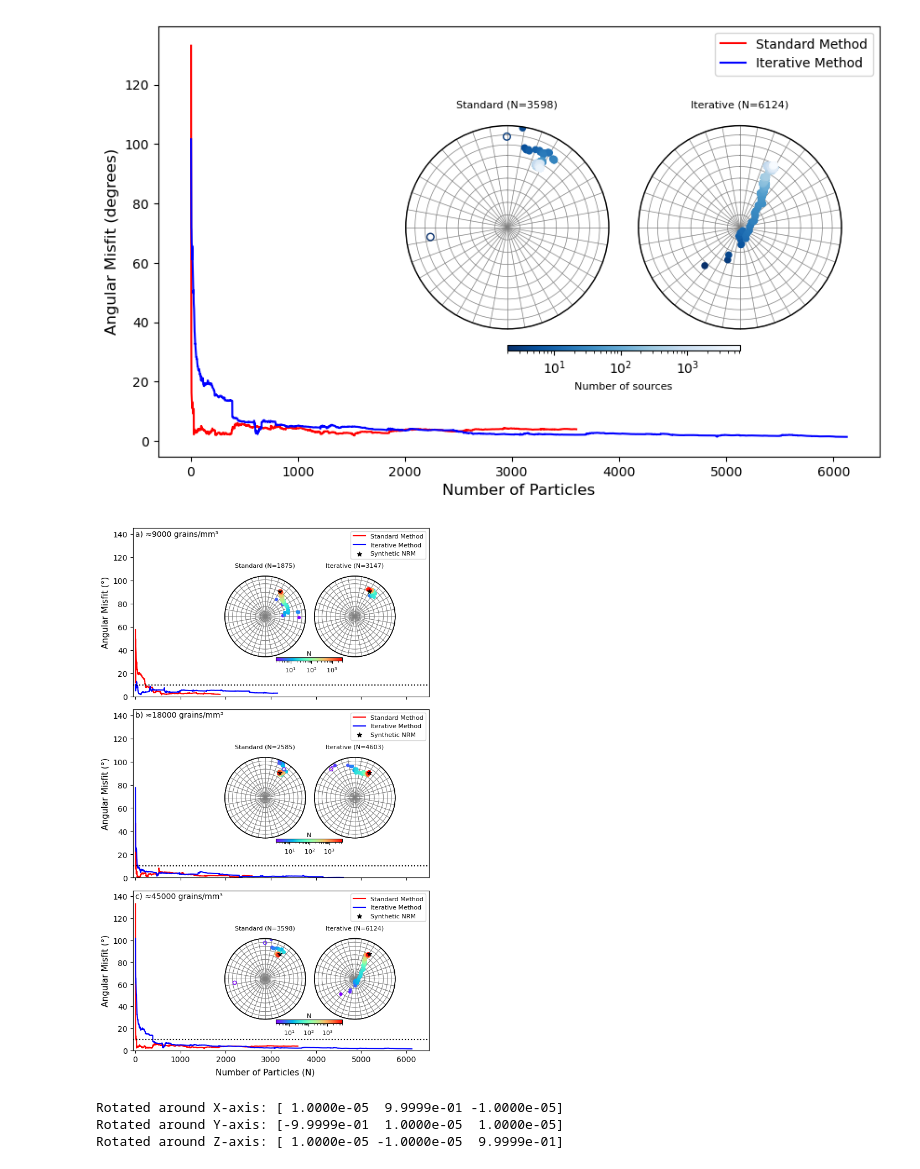
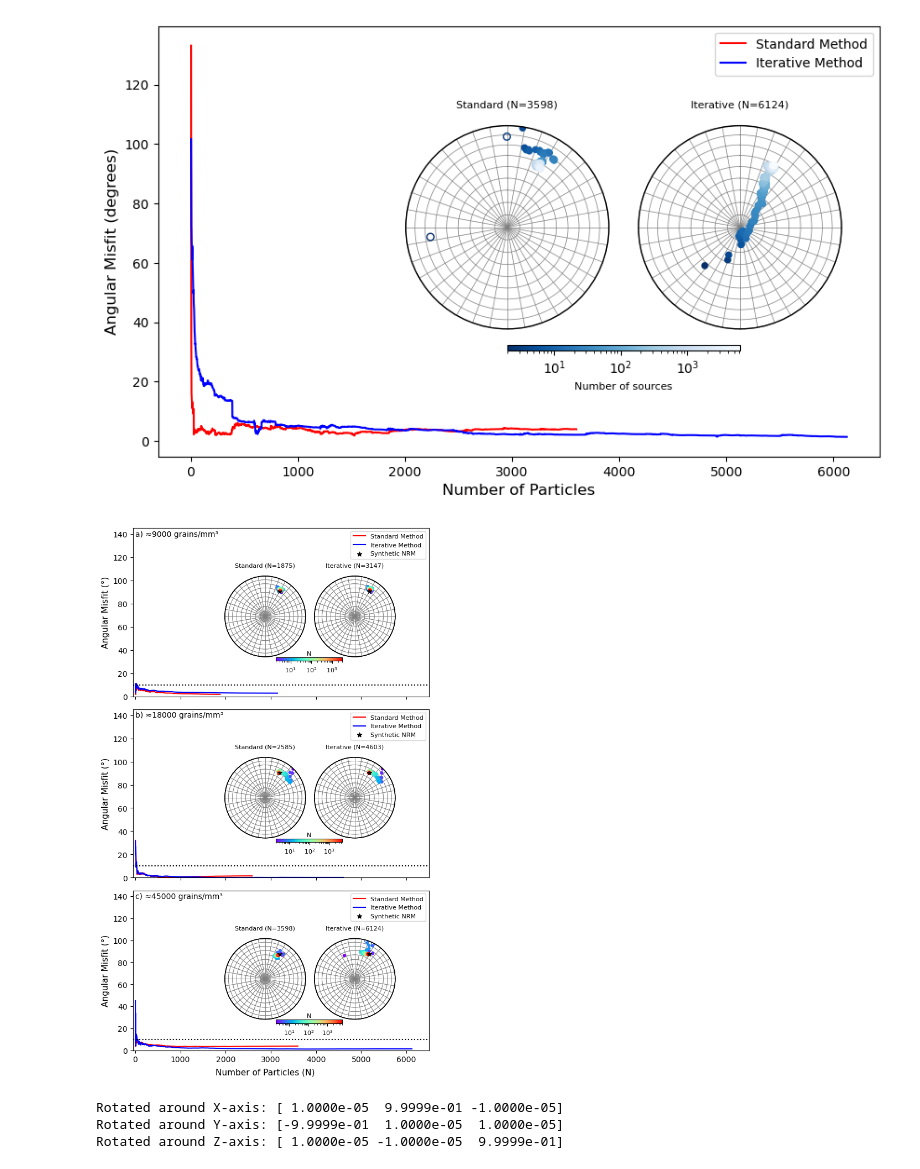
Before and after one commit to compgeolab/micromag-interfering-sources, a Jupyter notebook: code/different_grain_density_maps/plot_stereograms_synthetic_data.ipynb, the cells around one changed output. Saved outputs shown, nothing was run; the diff lists cells and outputs as text; code cells hidden in the pictures.

```diff
--- a/code/different_grain_density_maps/plot_stereograms_synthetic_data.ipynb
+++ b/code/different_grain_density_maps/plot_stereograms_synthetic_data.ipynb
@@ -8,3 +9,5 @@ import matplotlib.patches
+# %%
+fig_dir = pathlib.Path("../..") / "paper" / "figures"
 # %%
 # Defina sua direção de referência (por exemplo, vetor unitário)
 inc_ref, dec_ref = 30, 30
@@ -233,6 +236,19 @@ for i, (subfig, csv_folder, text) in enumerate(zip(subfigs, csv_folders, texts))
 
     r2_standard = r2_standard[r2_standard >= r2]
     r2_iterative = r2_iterative[r2_iterative >= r2]
+
+    ###############################################################
+    # sort the sources from the strongest to weakest
+    norm_standard = np.linalg.norm(dipole_moment_standard, axis=1)
+    norm_iterative = np.linalg.norm(dipole_moment_iterative, axis=1)
+    indices_standard = np.argsort(norm_standard)[::-1]
+    indices_iterative = np.argsort(norm_iterative)[::-1]
+    dipole_moment_standard = dipole_moment_standard[indices_standard]
+    dipole_moment_iterative = dipole_moment_iterative[indices_iterative]
+    r2_standard = r2_standard[indices_standard]
+    r2_iterative = r2_iterative[indices_iterative]
+    ###############################################################
+
 
     angular_distance_standard, angular_distance_iterative = [], []
     inc_standard, dec_standard = [], []
@@ -279,34 +295,35 @@ for i, (subfig, csv_folder, text) in enumerate(zip(subfigs, csv_folders, texts))
         new_amp = range(2, len(inc) + 2)
         new_vector_sum = mg.angles_to_vector(inc, dec, new_amp)
         projection = mg.StereographicProjection(new_vector_sum)
         projection_R = mg.StereographicProjection(np.reshape(reference_vector,(1,3)))
         inset_ax = subfig.add_axes(pos)
         kwargs = dict(s=20, cmap=cmap, vmin=2, vmax=maximum, cmap_norm=cmap_norm)
         tmp = projection.plot(ax=inset_ax, add_ticks=False, **kwargs)
         tmp_R = projection_R.plot(ax=inset_ax, add_ticks=False, s=50, marker='*')
         inset_ax.set_title(f"{title} (N={len(inc)})", fontsize=8)
 
     clb = fig.colorbar(
         tmp,
         ax=inset_ax,
         cax=subfig.add_axes([0.5325, 0.24, 0.2, 0.02]),
         # format="%.0g",
         orientation="horizontal",
     )
     clb.set_label(label="N", fontsize=8, labelpad=-30, loc="center")
     clb.ax.tick_params(labelsize=8)
     # subfig.suptitle(f"Results for {csv_folder}", fontsize=14)
 
     # Remove ticks do eixo x, exceto no último subfigura
     if i < len(subfigs) - 1:
         axs.set_xticklabels([])
     # else:
         # axs.set_xlabel('Number of Particles (N)', fontsize=12)
 fig.supxlabel("Number of Particles (N)", fontsize=11)
+fig.savefig(fig_dir / "synthetic-different-densities-stereoplot.png", dpi=300, facecolor='w', bbox_inches='tight')
 
 plt.show()
 # %% [output]
-[figure, old version]
+[figure, new version]
 # %%
 import numpy as np
 
```
Also changed, not shown: parts of 1 cell of this notebook, 4 other files.
